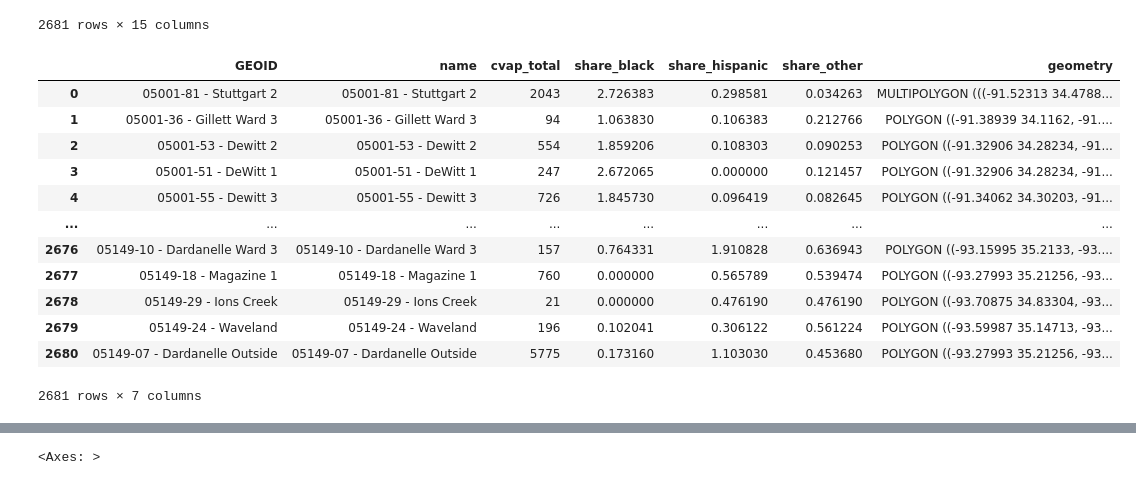
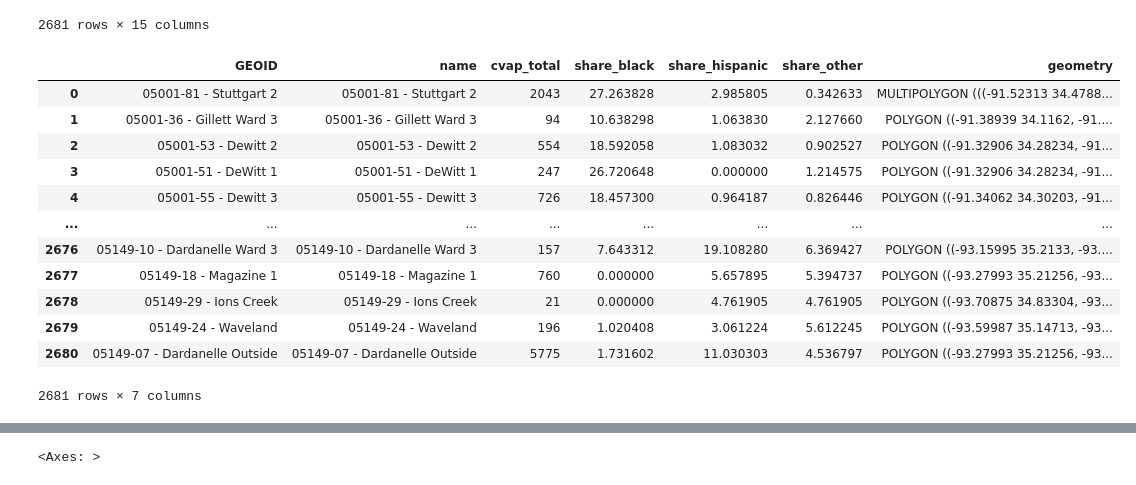
Before and after one commit to CSE416-Rockies/Rockies-VRA-Repeal-Analysis, a Jupyter notebook: preprocessing/Arkansas/ar-precinct.ipynb, the cells around one changed output, grey strips where cells are left out. Saved outputs shown, nothing was run; the diff lists cells and outputs as text; code cells hidden in the pictures.

```diff
--- a/preprocessing/Arkansas/ar-precinct.ipynb
+++ b/preprocessing/Arkansas/ar-precinct.ipynb
@@ -631,28 +631,28 @@ ar_precincts
 # %%
 precincts = ar_precincts[['name', 'cvap_total',
        'share_black', 'share_hispanic', 'share_other',
        'geometry']]
 precincts['GEOID'] = precincts['name']
-precincts['share_black'] = precincts['share_black'] * 10
-precincts['share_hispanic'] = precincts['share_hispanic'] * 10
-precincts['share_other'] = precincts['share_other'] * 10
+precincts['share_black'] = precincts['share_black'] * 100
+precincts['share_hispanic'] = precincts['share_hispanic'] * 100
+precincts['share_other'] = precincts['share_other'] * 100
 precincts = precincts[['GEOID', 'name', 'cvap_total',
        'share_black', 'share_hispanic', 'share_other',
        'geometry']]
 precincts
 # %% [output]
 |  | GEOID | name | cvap_total | share_black | share_hispanic | share_other | geometry |
-| 0 | 05001-81 - Stuttgart 2 | 05001-81 - Stuttgart 2 | 2043 | 2.726383 | 0.298581 | 0.034263 | MULTIPOLYGON (((-91.52313 34.4788... |
-| 1 | 05001-36 - Gillett Ward 3 | 05001-36 - Gillett Ward 3 | 94 | 1.063830 | 0.106383 | 0.212766 | POLYGON ((-91.38939 34.1162, -91.... |
-| 2 | 05001-53 - Dewitt 2 | 05001-53 - Dewitt 2 | 554 | 1.859206 | 0.108303 | 0.090253 | POLYGON ((-91.32906 34.28234, -91... |
-| 3 | 05001-51 - DeWitt 1 | 05001-51 - DeWitt 1 | 247 | 2.672065 | 0.000000 | 0.121457 | POLYGON ((-91.32906 34.28234, -91... |
-| 4 | 05001-55 - Dewitt 3 | 05001-55 - Dewitt 3 | 726 | 1.845730 | 0.096419 | 0.082645 | POLYGON ((-91.34062 34.30203, -91... |
+| 0 | 05001-81 - Stuttgart 2 | 05001-81 - Stuttgart 2 | 2043 | 27.263828 | 2.985805 | 0.342633 | MULTIPOLYGON (((-91.52313 34.4788... |
+| 1 | 05001-36 - Gillett Ward 3 | 05001-36 - Gillett Ward 3 | 94 | 10.638298 | 1.063830 | 2.127660 | POLYGON ((-91.38939 34.1162, -91.... |
+| 2 | 05001-53 - Dewitt 2 | 05001-53 - Dewitt 2 | 554 | 18.592058 | 1.083032 | 0.902527 | POLYGON ((-91.32906 34.28234, -91... |
+| 3 | 05001-51 - DeWitt 1 | 05001-51 - DeWitt 1 | 247 | 26.720648 | 0.000000 | 1.214575 | POLYGON ((-91.32906 34.28234, -91... |
+| 4 | 05001-55 - Dewitt 3 | 05001-55 - Dewitt 3 | 726 | 18.457300 | 0.964187 | 0.826446 | POLYGON ((-91.34062 34.30203, -91... |
 | ... | ... | ... | ... | ... | ... | ... | ... |
-| 2676 | 05149-10 - Dardanelle Ward 3 | 05149-10 - Dardanelle Ward 3 | 157 | 0.764331 | 1.910828 | 0.636943 | POLYGON ((-93.15995 35.2133, -93.... |
-| 2677 | 05149-18 - Magazine 1 | 05149-18 - Magazine 1 | 760 | 0.000000 | 0.565789 | 0.539474 | POLYGON ((-93.27993 35.21256, -93... |
-| 2678 | 05149-29 - Ions Creek | 05149-29 - Ions Creek | 21 | 0.000000 | 0.476190 | 0.476190 | POLYGON ((-93.70875 34.83304, -93... |
-| 2679 | 05149-24 - Waveland | 05149-24 - Waveland | 196 | 0.102041 | 0.306122 | 0.561224 | POLYGON ((-93.59987 35.14713, -93... |
-| 2680 | 05149-07 - Dardanelle Outside | 05149-07 - Dardanelle Outside | 5775 | 0.173160 | 1.103030 | 0.453680 | POLYGON ((-93.27993 35.21256, -93... |
+| 2676 | 05149-10 - Dardanelle Ward 3 | 05149-10 - Dardanelle Ward 3 | 157 | 7.643312 | 19.108280 | 6.369427 | POLYGON ((-93.15995 35.2133, -93.... |
+| 2677 | 05149-18 - Magazine 1 | 05149-18 - Magazine 1 | 760 | 0.000000 | 5.657895 | 5.394737 | POLYGON ((-93.27993 35.21256, -93... |
+| 2678 | 05149-29 - Ions Creek | 05149-29 - Ions Creek | 21 | 0.000000 | 4.761905 | 4.761905 | POLYGON ((-93.70875 34.83304, -93... |
+| 2679 | 05149-24 - Waveland | 05149-24 - Waveland | 196 | 1.020408 | 3.061224 | 5.612245 | POLYGON ((-93.59987 35.14713, -93... |
+| 2680 | 05149-07 - Dardanelle Outside | 05149-07 - Dardanelle Outside | 5775 | 1.731602 | 11.030303 | 4.536797 | POLYGON ((-93.27993 35.21256, -93... |
 2681 rows × 7 columns
 # %%
 cols = {
```
Also changed, not shown: parts of 2 cells of this notebook, 10 other files.
